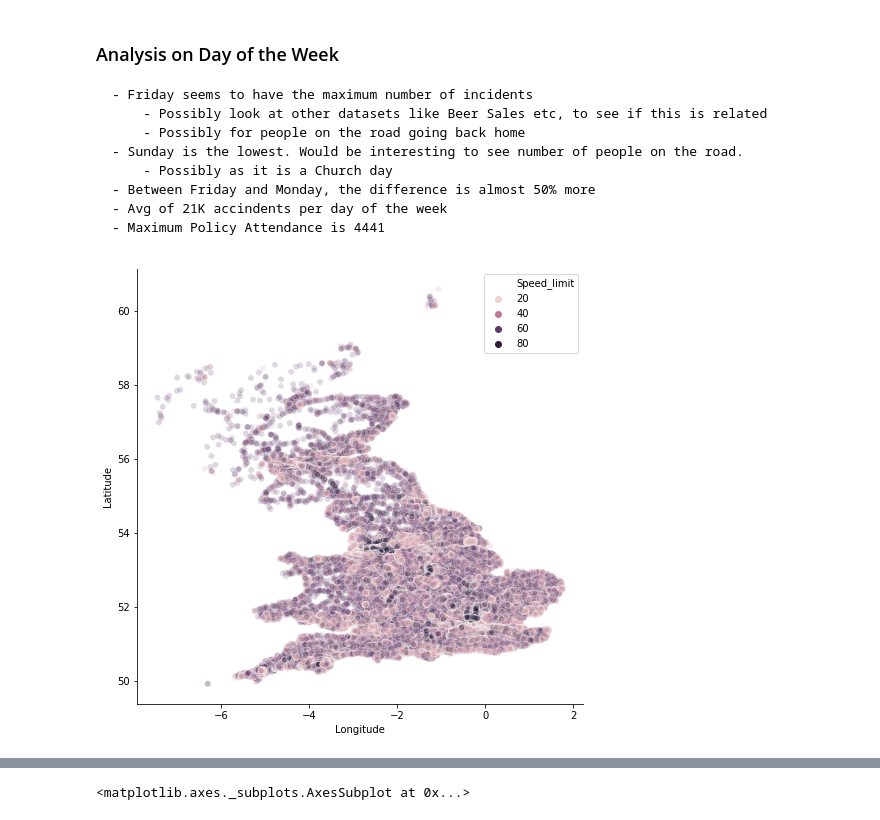
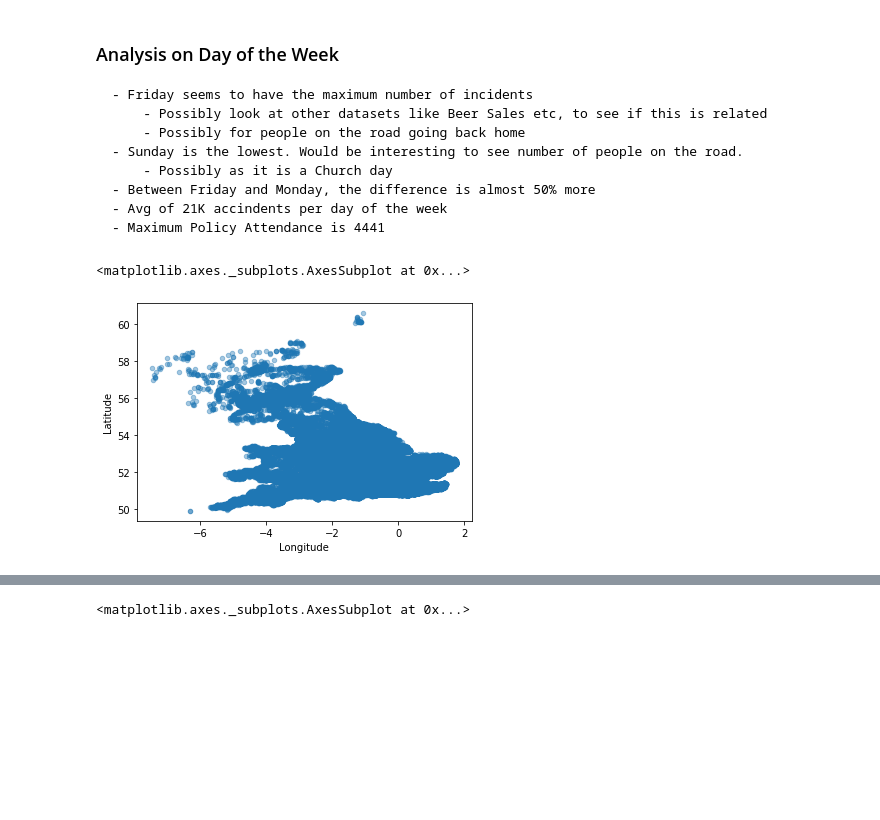
Before and after one commit to shivajid/PredictPoliceAppearance, a Jupyter notebook: h20_exercise_sklearn_keras.ipynb, the cells around one changed output, grey strips where cells are left out. Saved outputs shown, nothing was run; the diff lists cells and outputs as text; code cells hidden in the pictures; blank space fills up the shorter version.

Commit message:
Revert "Added TGAN Data Generator"
This reverts commit 96bebc82b2eb5e2dfc2ee4e0e0d41104ad0a2203.

```diff
--- a/h20_exercise_sklearn_keras.ipynb
+++ b/h20_exercise_sklearn_keras.ipynb
@@ -70,7 +70,7 @@ from h2o.estimators.random_forest import H2ORandomForestEstimator
 # %%
 pd.set_option('display.max_rows', 500)
 # %%
-road_safety = pd.read_pickle("../road_safety.pkl")
+road_safety = pd.read_pickle("road_safety.pkl")
 # %%
 road_safety.columns
 # %% [output]
@@ -276,12 +244,10 @@ Name: Accident_Index, dtype: int64
     - Avg of 21K accindents per day of the week
     - Maximum Policy Attendance is 4441
 # %%
-plt.figure(figsize=(8,8))
-#road_safety.plot(kind="scatter", x="Longitude", y="Latitude", alpha=0.4)
-sns.scatterplot( x="Longitude", y="Latitude",data=road_safety,hue="Speed_limit", alpha=0.2)
-sns.despine()
+road_safety.plot(kind="scatter", x="Longitude", y="Latitude", alpha=0.4)
 # %% [output]
+<matplotlib.axes._subplots.AxesSubplot at 0x...>
-[figure, old version]
+[figure, new version]
 # %%
 road_safety.corr()
 # %% [output]
```
Also changed, not shown: parts of 14 cells of this notebook, 7 other files.
